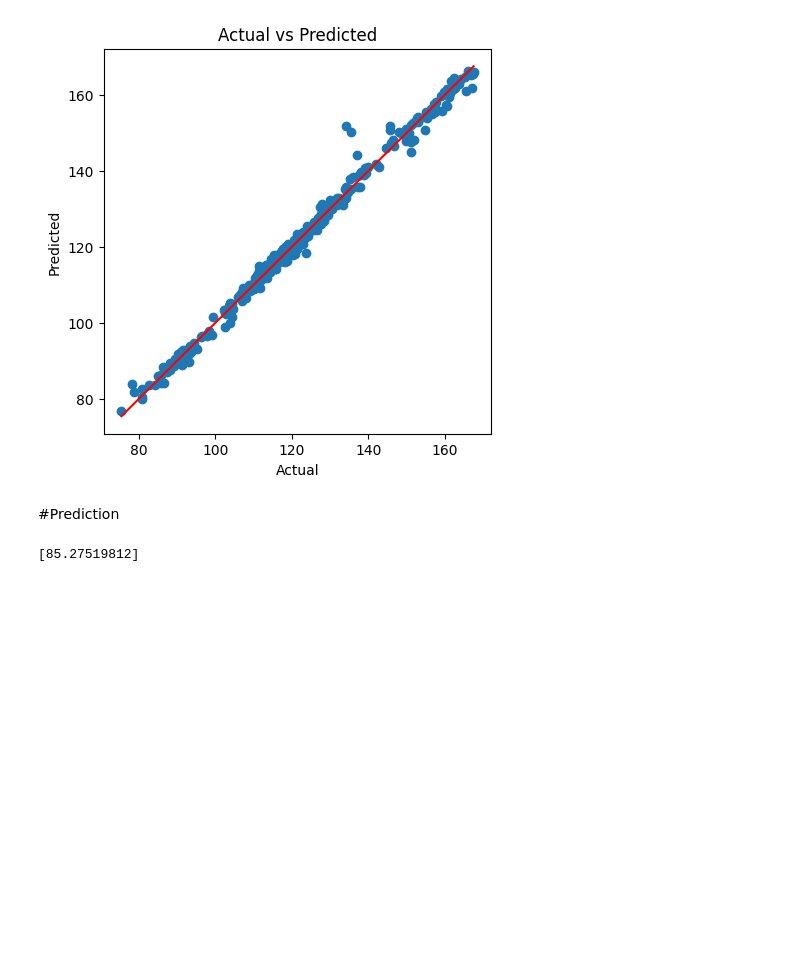
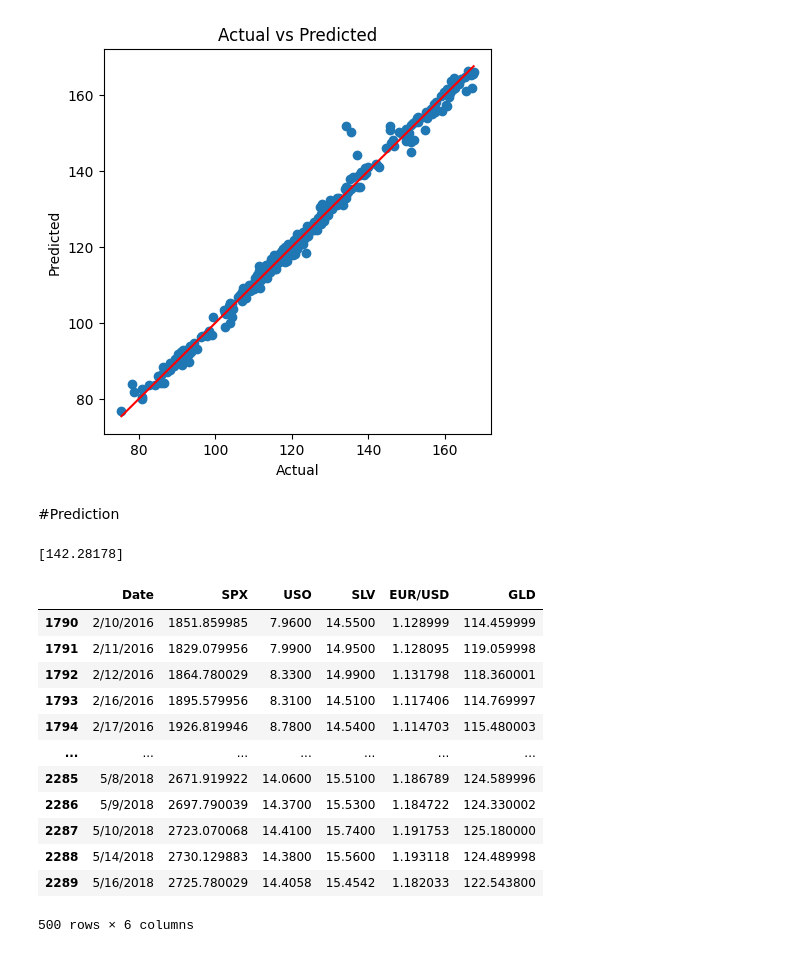
Before and after one commit to Vatsi007/Machine-Learning, a Jupyter notebook: GOLD.ipynb, the cells around one changed output. Saved outputs shown, nothing was run; the diff lists cells and outputs as text; code cells hidden in the pictures; blank space fills up the shorter version.

```diff
--- a/GOLD.ipynb
+++ b/GOLD.ipynb
@@ -332,8 +334,24 @@ plt.show()
 # %%
-input=[1411.630005,77.309998,15.1670,1.475492]
+input=[	4200.00,55.30,23.80,1.1500]
 input_array=np.asarray(input)
 input_reshape=input_array.reshape(1,-1)
-prediction=model1.predict(input_reshape)
+prediction=best_xgb.predict(input_reshape)
 print(prediction)
 # %% [output]
-[85.27519812]
+[142.28178]
+# %%
+data_cleaned.tail(500)
+# %% [output]
+|  | Date | SPX | USO | SLV | EUR/USD | GLD |
+| 1790 | 2/10/2016 | 1851.859985 | 7.9600 | 14.5500 | 1.128999 | 114.459999 |
+| 1791 | 2/11/2016 | 1829.079956 | 7.9900 | 14.9500 | 1.128095 | 119.059998 |
+| 1792 | 2/12/2016 | 1864.780029 | 8.3300 | 14.9900 | 1.131798 | 118.360001 |
+| 1793 | 2/16/2016 | 1895.579956 | 8.3100 | 14.5100 | 1.117406 | 114.769997 |
+| 1794 | 2/17/2016 | 1926.819946 | 8.7800 | 14.5400 | 1.114703 | 115.480003 |
+| ... | ... | ... | ... | ... | ... | ... |
+| 2285 | 5/8/2018 | 2671.919922 | 14.0600 | 15.5100 | 1.186789 | 124.589996 |
+| 2286 | 5/9/2018 | 2697.790039 | 14.3700 | 15.5300 | 1.184722 | 124.330002 |
+| 2287 | 5/10/2018 | 2723.070068 | 14.4100 | 15.7400 | 1.191753 | 125.180000 |
+| 2288 | 5/14/2018 | 2730.129883 | 14.3800 | 15.5600 | 1.193118 | 124.489998 |
+| 2289 | 5/16/2018 | 2725.780029 | 14.4058 | 15.4542 | 1.182033 | 122.543800 |
+500 rows × 6 columns
```
Also changed, not shown: parts of 4 cells of this notebook.
